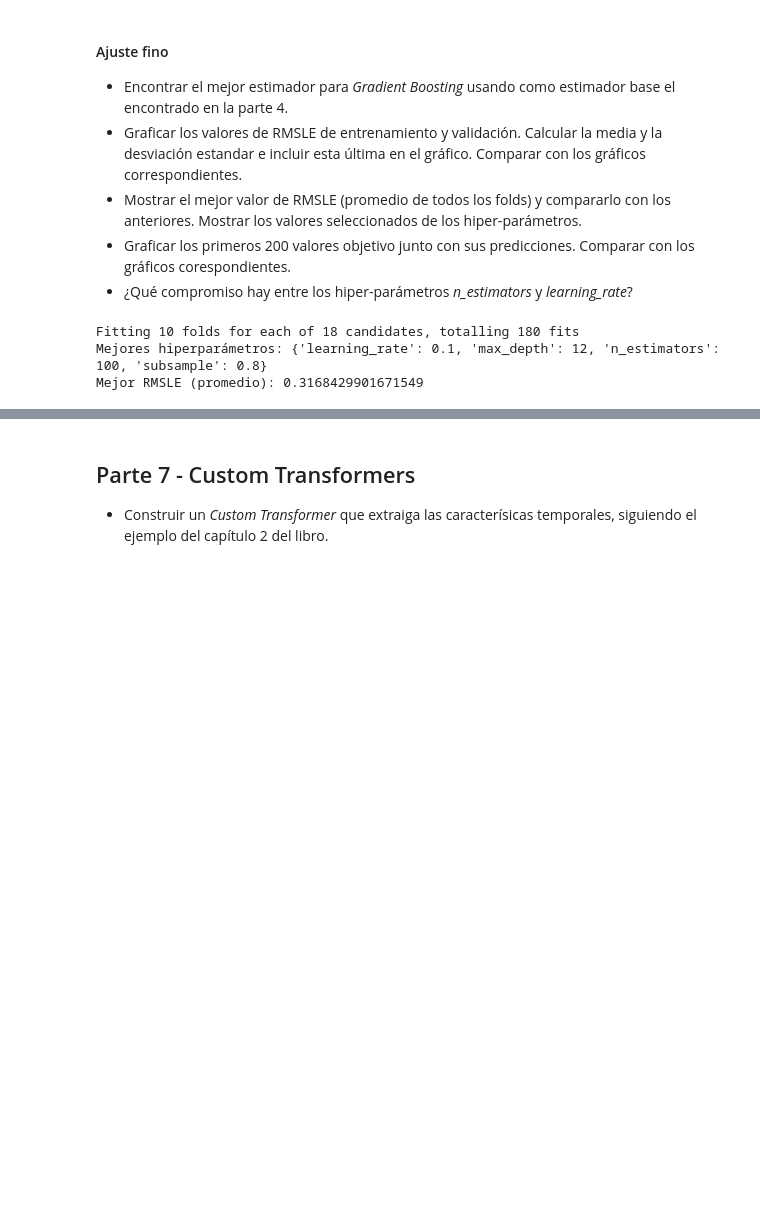
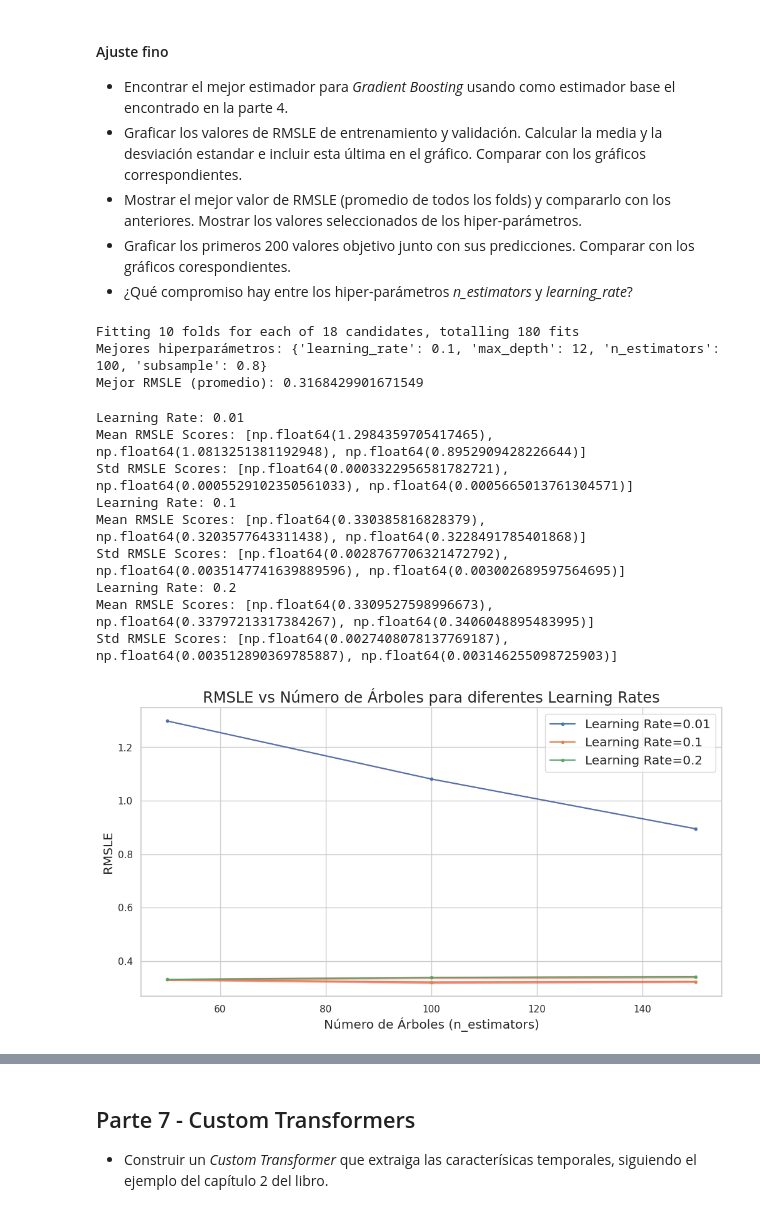
Before and after one commit to Emiliano-Etcheverry/EntregaFinalReactJS, a Jupyter notebook: talleres/taller3_demanda_de_bicicletas.ipynb, the cells around one changed output, grey strips where cells are left out. Saved outputs shown, nothing was run; the diff lists cells and outputs as text; code cells hidden in the pictures; blank space fills up the shorter version.

```diff
--- a/talleres/taller3_demanda_de_bicicletas.ipynb
+++ b/talleres/taller3_demanda_de_bicicletas.ipynb
@@ -1340,8 +1340,6 @@ Fitting 10 folds for each of 18 candidates, totalling 180 fits
 Mejores hiperparámetros: {'learning_rate': 0.1, 'max_depth': 12, 'n_estimators': 100, 'subsample': 0.8}
 Mejor RMSLE (promedio): 0.3168429901671549
 # %%
-from sklearn.model_selection import cross_val_predict
-
 # Extraer los resultados de la búsqueda de hiperparámetros
 results = grid_search.cv_results_
 
@@ -1353,48 +1351,55 @@ for learning_rate in param_grid['learning_rate']:
     mean_rmsle_scores = []  # Para almacenar las medias de RMSLE
     std_rmsle_scores = []   # Para almacenar las desviaciones estándar de RMSLE
 
     for n_estimators in param_grid['n_estimators']:
         # Filtrar los resultados para este learning_rate y n_estimators
         filtered_scores = []
         for i, params in enumerate(results['params']):
             if (params['learning_rate'] == learning_rate and
                 params['n_estimators'] == n_estimators):
-                # Entrenar un modelo con estos hiperparámetros
-                model = XGBRegressor(
-                    n_estimators=params['n_estimators'],
-                    max_depth=params['max_depth'],
-                    learning_rate=params['learning_rate'],
-                    subsample=params['subsample'],
-                    random_state=42
-                )
+                filtered_scores.append(-results['mean_test_score'][i])  # Convertir a positivo
 
-                # Obtener predicciones usando validación cruzada
-                y_pred = cross_val_predict(model, X_train, y_train, cv=kf)
-
-                # Calcular RMSLE usando la función personalizada
-                rmsle_score = rmsle_with_clipping(y_train, y_pred)
-                filtered_scores.append(rmsle_score)
+        # Verificar si hay resultados filtrados
+        if len(filtered_scores) == 0:
+            print(f"No se encontraron resultados para learning_rate={learning_rate}, n_estimators={n_estimators}")
+            continue  # Saltar esta combinación
 
         # Calcular la media y la desviación estándar de las puntuaciones filtradas
-        if len(filtered_scores) > 0:
-            mean_rmsle_scores.append(np.mean(filtered_scores))  # Media
-            std_rmsle_scores.append(np.std(filtered_scores))    # Desviación estándar
+        mean_rmsle_scores.append(np.mean(filtered_scores))  # Media
+        std_rmsle_scores.append(np.std(filtered_scores))    # Desviación estándar
+
+    # Verificar las dimensiones de los datos
+    print(f"Learning Rate: {learning_rate}")
+    print("Mean RMSLE Scores:", mean_rmsle_scores)
+    print("Std RMSLE Scores:", std_rmsle_scores)
 
     # Graficar los resultados para este learning_rate
     plt.plot(param_grid['n_estimators'], mean_rmsle_scores, '.-', label=f'Learning Rate={learning_rate}')
 
     # Agregar bandas de desviación estándar
     plt.fill_between(
         param_grid['n_estimators'],
         np.array(mean_rmsle_scores) + np.array(std_rmsle_scores),  # Media + desviación estándar
         np.array(mean_rmsle_scores) - np.array(std_rmsle_scores),  # Media - desviación estándar
-        alpha=0.2  # Transparencia
+        alpha=0.3,  # Transparencia
+        color='red'
     )
 
 # Configurar etiquetas y título
 plt.xlabel('Número de Árboles (n_estimators)', fontsize='large')
 plt.ylabel('RMSLE', fontsize='large')
 plt.title('RMSLE vs Número de Árboles para diferentes Learning Rates', fontsize='x-large')
 plt.legend(fontsize='large')
 plt.grid(True)
 plt.show()
+# %% [output]
+Learning Rate: 0.01
+Mean RMSLE Scores: [np.float64(1.2984359705417465), np.float64(1.0813251381192948), np.float64(0.8952909428226644)]
+Std RMSLE Scores: [np.float64(0.0003322956581782721), np.float64(0.0005529102350561033), np.float64(0.0005665013761304571)]
+Learning Rate: 0.1
+Mean RMSLE Scores: [np.float64(0.330385816828379), np.float64(0.3203577643311438), np.float64(0.3228491785401868)]
+Std RMSLE Scores: [np.float64(0.0028767706321472792), np.float64(0.0035147741639889596), np.float64(0.003002689597564695)]
+Learning Rate: 0.2
+Mean RMSLE Scores: [np.float64(0.3309527598996673), np.float64(0.33797213317384267), np.float64(0.3406048895483995)]
+Std RMSLE Scores: [np.float64(0.0027408078137769187), np.float64(0.003512890369785887), np.float64(0.003146255098725903)]
+[figure, added]
```
Also changed, not shown: parts of 3 cells of this notebook.
